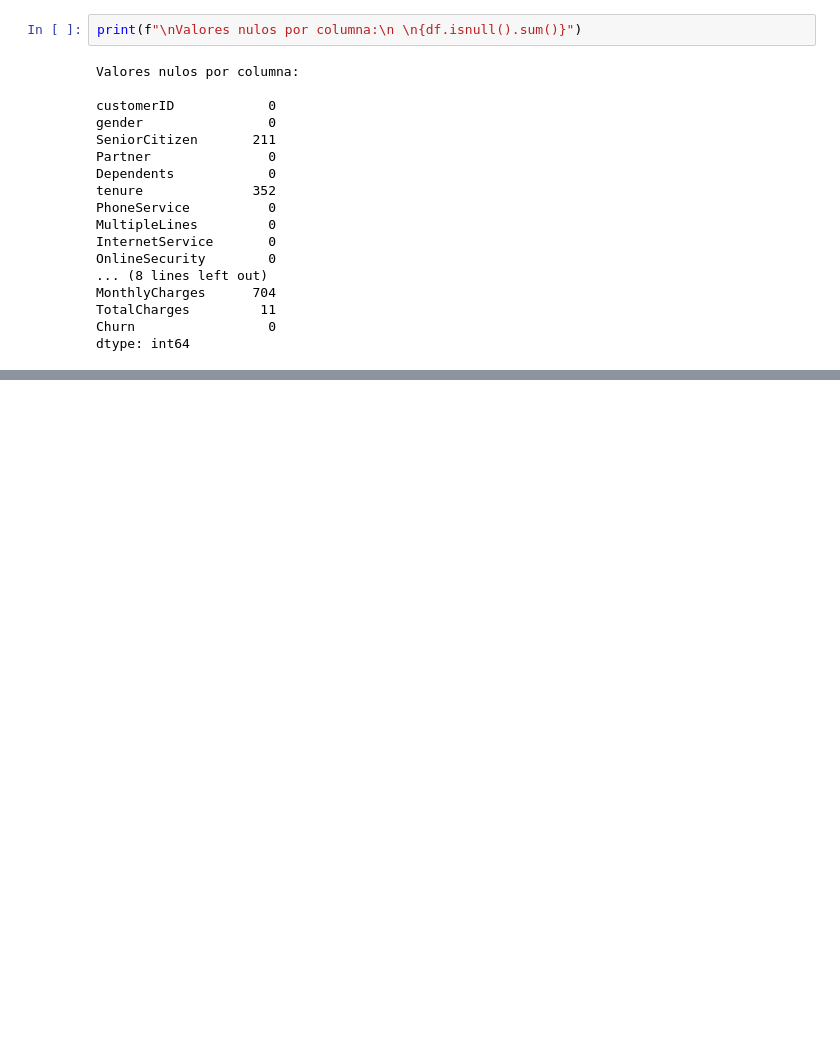
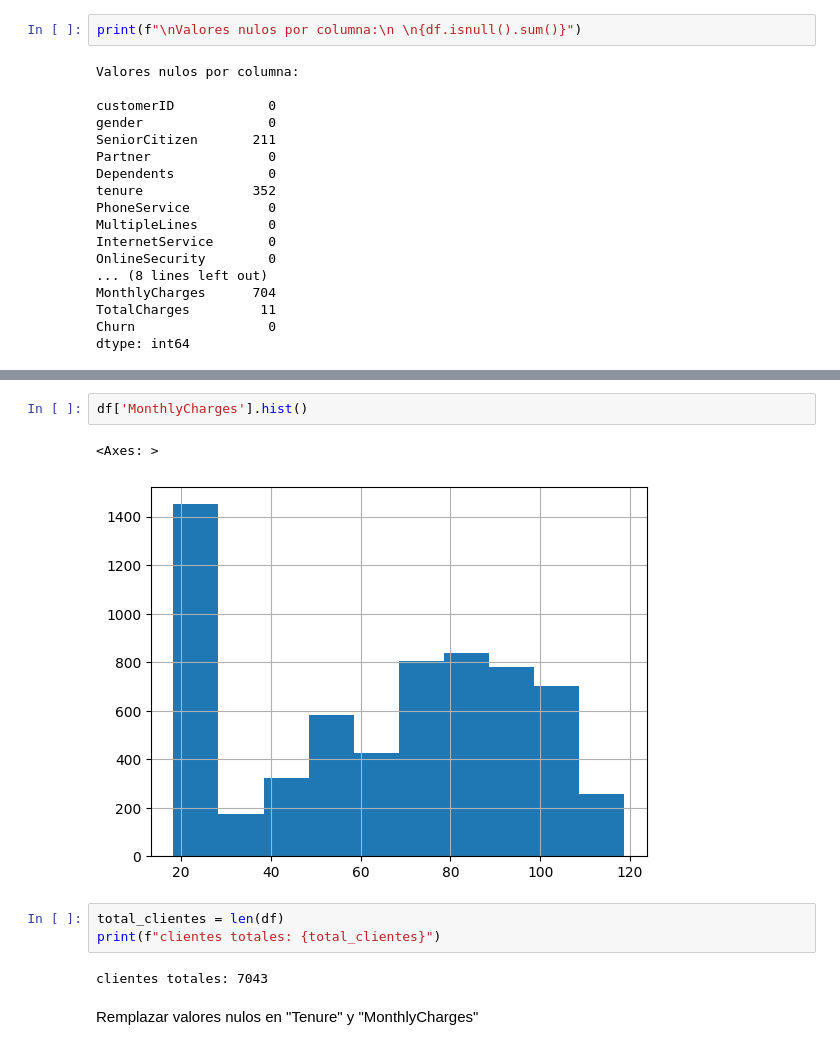
Before and after one commit to PALACIOS1259/Cienciadedatos, a Jupyter notebook: Untitled.ipynb, the cells around one changed output, grey strips where cells are left out. Saved outputs shown, nothing was run; the diff lists cells and outputs as text; blank space fills up the shorter version.

Commit message:
- Remplazar valores nulos de algunas columnas.

```diff
--- a/Untitled.ipynb
+++ b/Untitled.ipynb
@@ -105,0 +152,12 @@ dtype: int64
+# %%
+df['MonthlyCharges'].hist()
+# %% [output]
+<Axes: >
+[figure, added]
+# %%
+total_clientes = len(df)
+print(f"clientes totales: {total_clientes}")
+# %% [output]
+clientes totales: 7043
+# %% [markdown]
+Remplazar valores nulos en "Tenure" y "MonthlyCharges"
```
Also changed, not shown: parts of 10 cells of this notebook.
